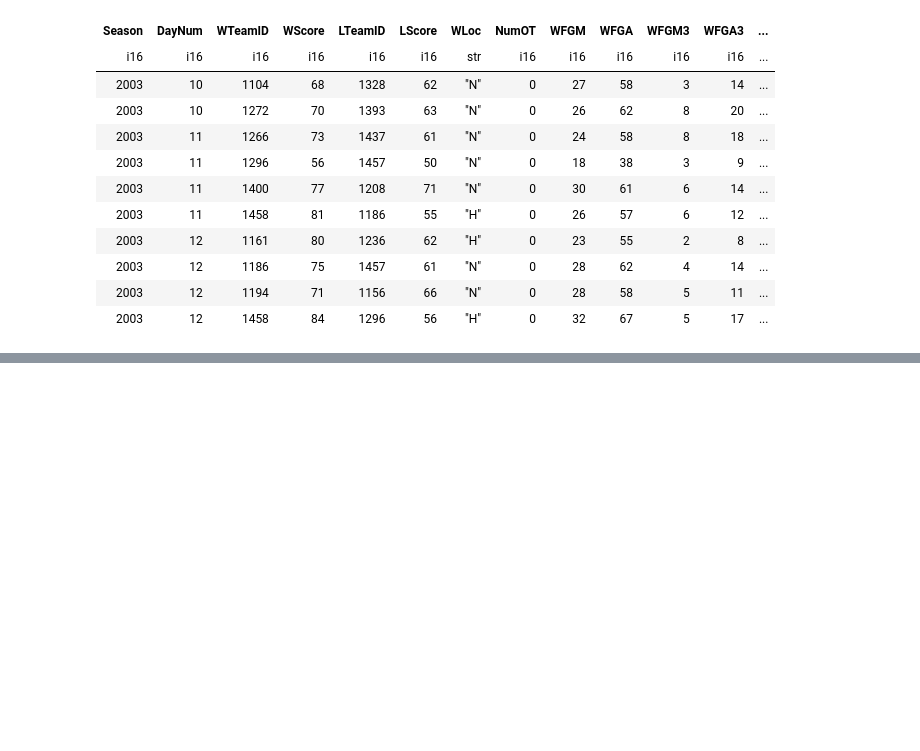
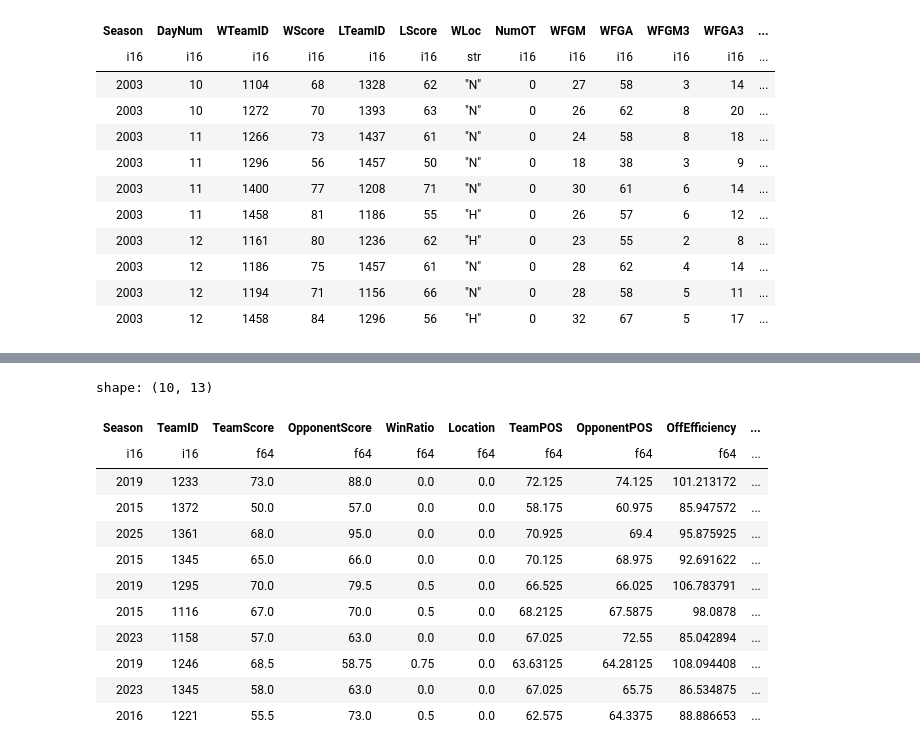
Before and after one commit to wojciech-kielbowicz-it/GitHub-Competition-Code, a Jupyter notebook: march-machine-learning-mania-2026/notebooks/01-exploration_cleaning_feature_engineering.ipynb, the cells around one changed output, grey strips where cells are left out. Cells and saved outputs as stored; diff of their text form; code cells hidden in the pictures; blank space fills up the shorter version.

```diff
--- a/march-machine-learning-mania-2026/notebooks/01-exploration_cleaning_feature_engineering.ipynb
+++ b/march-machine-learning-mania-2026/notebooks/01-exploration_cleaning_feature_engineering.ipynb
@@ -57,0 +92,17 @@ shape: (10, 14)
+# %%
+m_tourney_detailed_lf = ecm.create_team_season_profile(m_tourney_detailed_lf)
+m_tourney_detailed_lf.head(10).collect()
+# %% [output]
+shape: (10, 13)
+| Season | TeamID | TeamScore | OpponentScore | WinRatio | Location | TeamPOS | OpponentPOS | OffEfficiency | ... |
+| i16 | i16 | f64 | f64 | f64 | f64 | f64 | f64 | f64 | ... |
+| 2019 | 1233 | 73.0 | 88.0 | 0.0 | 0.0 | 72.125 | 74.125 | 101.213172 | ... |
+| 2015 | 1372 | 50.0 | 57.0 | 0.0 | 0.0 | 58.175 | 60.975 | 85.947572 | ... |
+| 2025 | 1361 | 68.0 | 95.0 | 0.0 | 0.0 | 70.925 | 69.4 | 95.875925 | ... |
+| 2015 | 1345 | 65.0 | 66.0 | 0.0 | 0.0 | 70.125 | 68.975 | 92.691622 | ... |
+| 2019 | 1295 | 70.0 | 79.5 | 0.5 | 0.0 | 66.525 | 66.025 | 106.783791 | ... |
+| 2015 | 1116 | 67.0 | 70.0 | 0.5 | 0.0 | 68.2125 | 67.5875 | 98.0878 | ... |
+| 2023 | 1158 | 57.0 | 63.0 | 0.0 | 0.0 | 67.025 | 72.55 | 85.042894 | ... |
+| 2019 | 1246 | 68.5 | 58.75 | 0.75 | 0.0 | 63.63125 | 64.28125 | 108.094408 | ... |
+| 2023 | 1345 | 58.0 | 63.0 | 0.0 | 0.0 | 67.025 | 65.75 | 86.534875 | ... |
+| 2016 | 1221 | 55.5 | 73.0 | 0.5 | 0.0 | 62.575 | 64.3375 | 88.886653 | ... |
```
Also changed, not shown: parts of 5 cells of this notebook.
